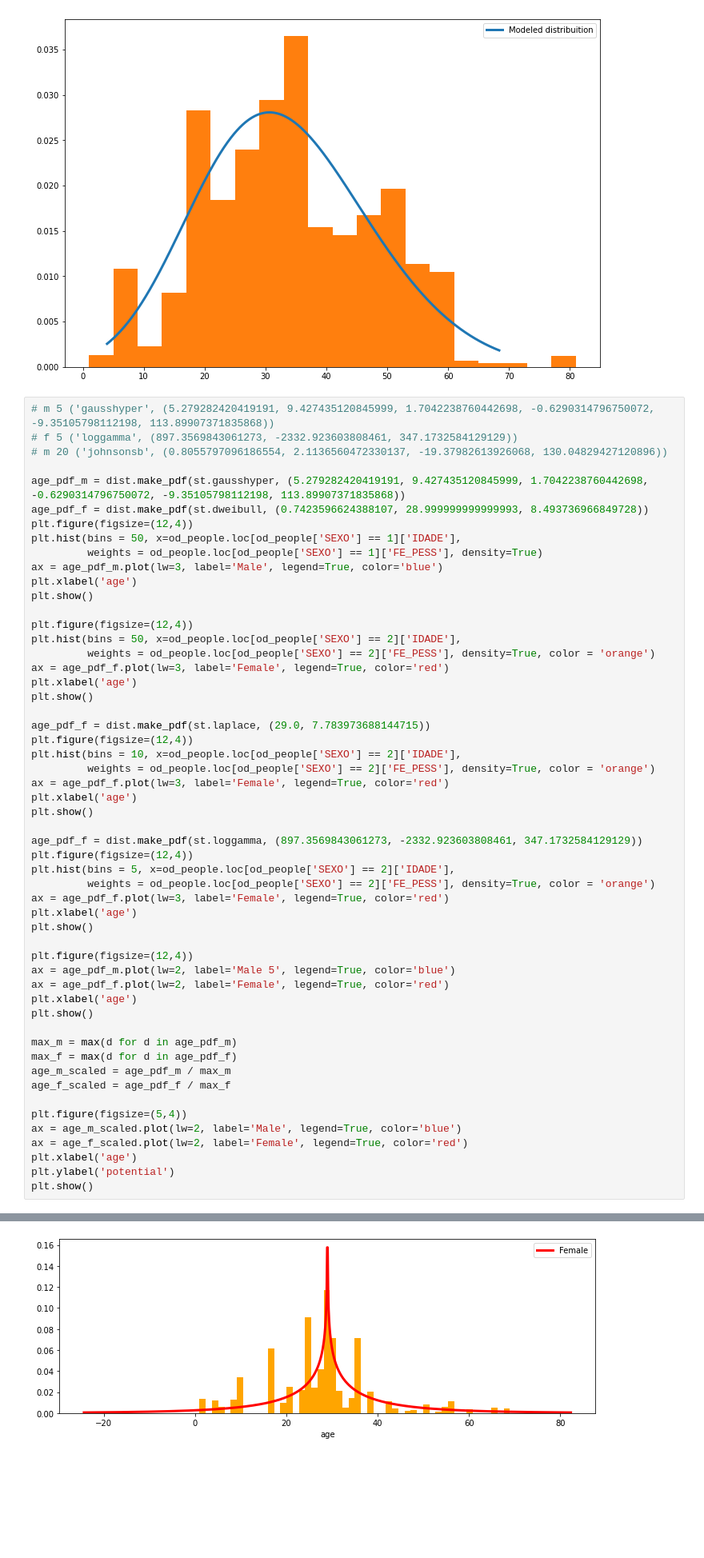
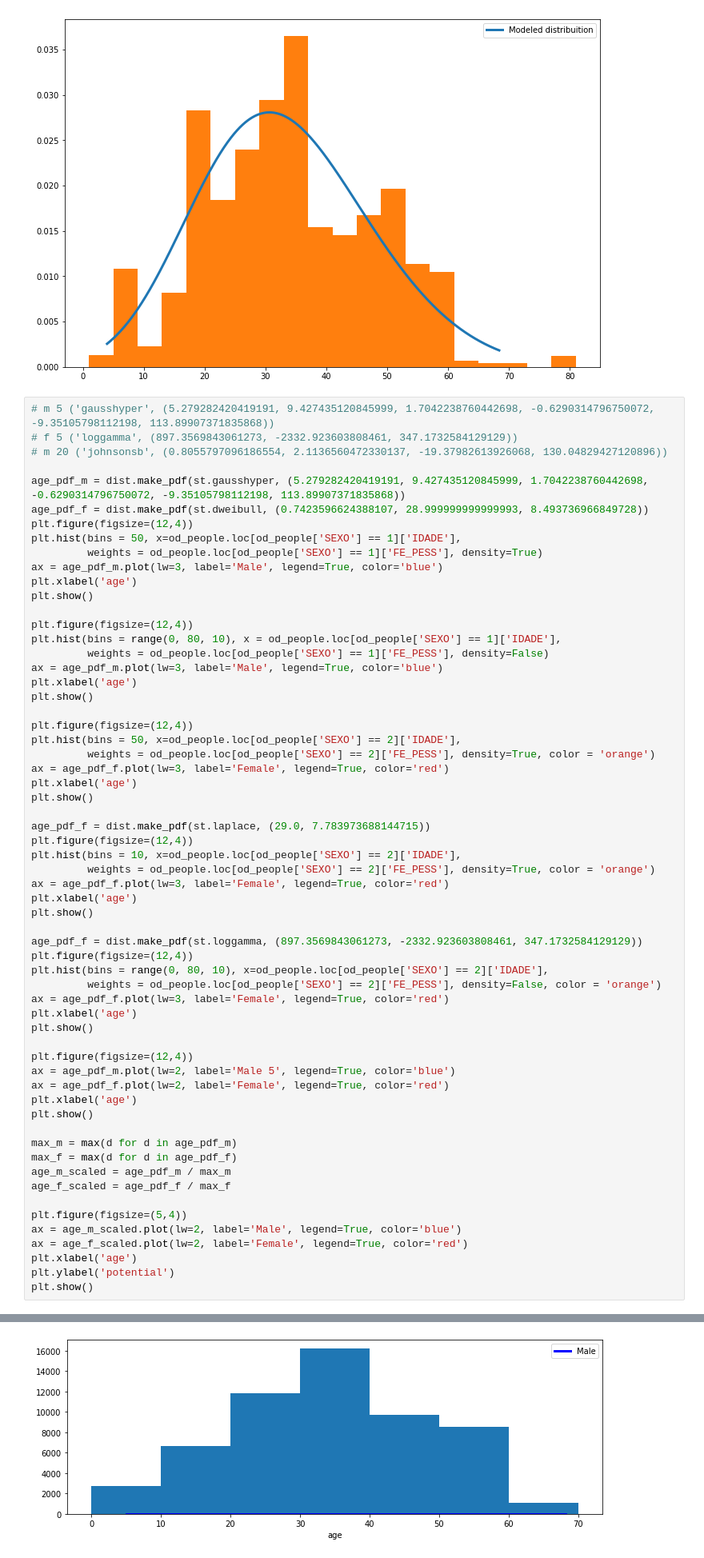
Before and after one commit to pepedrog/SP-Cycling-Potential, a Jupyter notebook: codigo/Potencial Ciclavel.ipynb, the cells around one changed output, grey strips where cells are left out. Shown at 80% size. Drawn from its saved outputs; the diff is of its cells as text; blank space fills up the shorter version.

```diff
--- a/codigo/Potencial Ciclavel.ipynb
+++ b/codigo/Potencial Ciclavel.ipynb
@@ -709,6 +741,13 @@ age_pdf_f = dist.make_pdf(st.dweibull, (0.7423596624388107, 28.999999999999993,
 plt.figure(figsize=(12,4))
 plt.hist(bins = 50, x=od_people.loc[od_people['SEXO'] == 1]['IDADE'],
          weights = od_people.loc[od_people['SEXO'] == 1]['FE_PESS'], density=True)
+ax = age_pdf_m.plot(lw=3, label='Male', legend=True, color='blue')
+plt.xlabel('age')
+plt.show()
+
+plt.figure(figsize=(12,4))
+plt.hist(bins = range(0, 80, 10), x = od_people.loc[od_people['SEXO'] == 1]['IDADE'],
+         weights = od_people.loc[od_people['SEXO'] == 1]['FE_PESS'], density=False)
 ax = age_pdf_m.plot(lw=3, label='Male', legend=True, color='blue')
 plt.xlabel('age')
 plt.show()
@@ -726,33 +765,33 @@ plt.hist(bins = 10, x=od_people.loc[od_people['SEXO'] == 2]['IDADE'],
          weights = od_people.loc[od_people['SEXO'] == 2]['FE_PESS'], density=True, color = 'orange')
 ax = age_pdf_f.plot(lw=3, label='Female', legend=True, color='red')
 plt.xlabel('age')
 plt.show()
 
 age_pdf_f = dist.make_pdf(st.loggamma, (897.3569843061273, -2332.923603808461, 347.1732584129129))
 plt.figure(figsize=(12,4))
-plt.hist(bins = 5, x=od_people.loc[od_people['SEXO'] == 2]['IDADE'],
-         weights = od_people.loc[od_people['SEXO'] == 2]['FE_PESS'], density=True, color = 'orange')
+plt.hist(bins = range(0, 80, 10), x=od_people.loc[od_people['SEXO'] == 2]['IDADE'],
+         weights = od_people.loc[od_people['SEXO'] == 2]['FE_PESS'], density=False, color = 'orange')
 ax = age_pdf_f.plot(lw=3, label='Female', legend=True, color='red')
 plt.xlabel('age')
 plt.show()
 
 plt.figure(figsize=(12,4))
 ax = age_pdf_m.plot(lw=2, label='Male 5', legend=True, color='blue')
 ax = age_pdf_f.plot(lw=2, label='Female', legend=True, color='red')
 plt.xlabel('age')
 plt.show()
 
 max_m = max(d for d in age_pdf_m)
 max_f = max(d for d in age_pdf_f)
 age_m_scaled = age_pdf_m / max_m
 age_f_scaled = age_pdf_f / max_f
 
 plt.figure(figsize=(5,4))
 ax = age_m_scaled.plot(lw=2, label='Male', legend=True, color='blue')
 ax = age_f_scaled.plot(lw=2, label='Female', legend=True, color='red')
 plt.xlabel('age')
 plt.ylabel('potential')
 plt.show()
 # %% [output]
 [figure]
-[figure, old version]
+[figure, new version]
```
Also changed, not shown: parts of 10 cells of this notebook, 46 other files.
